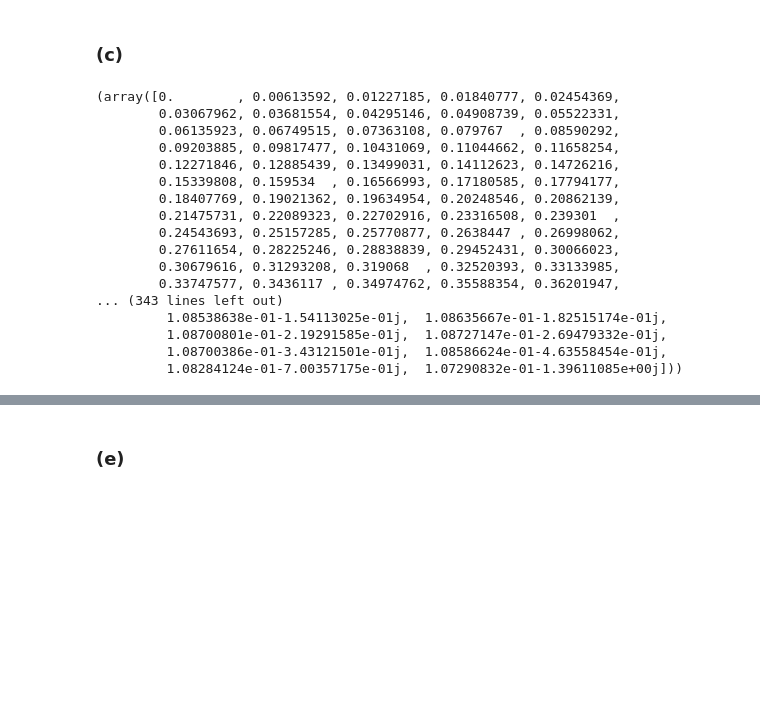
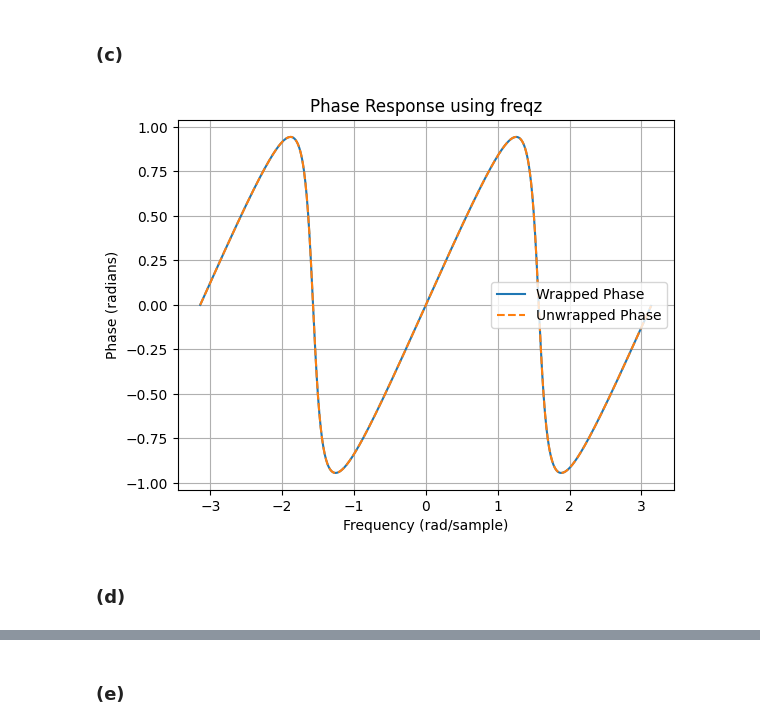
Before and after one commit to Khanrik/UniFolder, a Jupyter notebook: 4. Semester/Diskret-tids signalbehandling/TØ/Uge 6/Uge 6.ipynb, the cells around one changed output, grey strips where cells are left out. Saved outputs shown, nothing was run; the diff lists cells and outputs as text; code cells hidden in the pictures; blank space fills up the shorter version.

```diff
--- a/4. Semester/Diskret-tids signalbehandling/TØ/Uge 6/Uge 6.ipynb
+++ b/4. Semester/Diskret-tids signalbehandling/TØ/Uge 6/Uge 6.ipynb
@@ -43,24 +44,21 @@ Text(0, 0.5, 'Magnitude')
 # %% [markdown]
 ### (c)
-# %%
-omega = np.linspace(0, np.pi, 1000)
-H = 0.19 / (1 + 0.81 * np.exp(-2 * 1j * omega))
-signal.freqz(0.19, 1 + 0.81 * np.exp(-2 * 1j * omega))
-# %% [output]
-(array([0.        , 0.00613592, 0.01227185, 0.01840777, 0.02454369,
-        0.03067962, 0.03681554, 0.04295146, 0.04908739, 0.05522331,
-        0.06135923, 0.06749515, 0.07363108, 0.079767  , 0.08590292,
-        0.09203885, 0.09817477, 0.10431069, 0.11044662, 0.11658254,
-        0.12271846, 0.12885439, 0.13499031, 0.14112623, 0.14726216,
-        0.15339808, 0.159534  , 0.16566993, 0.17180585, 0.17794177,
-        0.18407769, 0.19021362, 0.19634954, 0.20248546, 0.20862139,
-        0.21475731, 0.22089323, 0.22702916, 0.23316508, 0.239301  ,
-        0.24543693, 0.25157285, 0.25770877, 0.2638447 , 0.26998062,
-        0.27611654, 0.28225246, 0.28838839, 0.29452431, 0.30066023,
-        0.30679616, 0.31293208, 0.319068  , 0.32520393, 0.33133985,
-        0.33747577, 0.3436117 , 0.34974762, 0.35588354, 0.36201947,
-... (343 lines left out)
-         1.08538638e-01-1.54113025e-01j,  1.08635667e-01-1.82515174e-01j,
-         1.08700801e-01-2.19291585e-01j,  1.08727147e-01-2.69479332e-01j,
-         1.08700386e-01-3.43121501e-01j,  1.08586624e-01-4.63558454e-01j,
-         1.08284124e-01-7.00357175e-01j,  1.07290832e-01-1.39611085e+00j]))
+# %%
+# (c) Phase Response using scipy.signal.freqz
+num = [b]  # Numerator coefficients
+den = [1, 0, 0.81]  # Denominator coefficients
+w, H_freqz = signal.freqz(num, den, worN=1000, whole=True)
+
+plt.figure()
+plt.plot(w - np.pi, np.angle(H_freqz), label='Wrapped Phase')
+plt.plot(w - np.pi, np.unwrap(np.angle(H_freqz)), '--', label='Unwrapped Phase')
+plt.xlabel("Frequency (rad/sample)")
+plt.ylabel("Phase (radians)")
+plt.title("Phase Response using freqz")
+plt.legend()
+plt.grid()
+plt.show()
+# %% [output]
+[figure, added]
+# %% [markdown]
+### (d)
```
Also changed, not shown: parts of 3 cells of this notebook.
